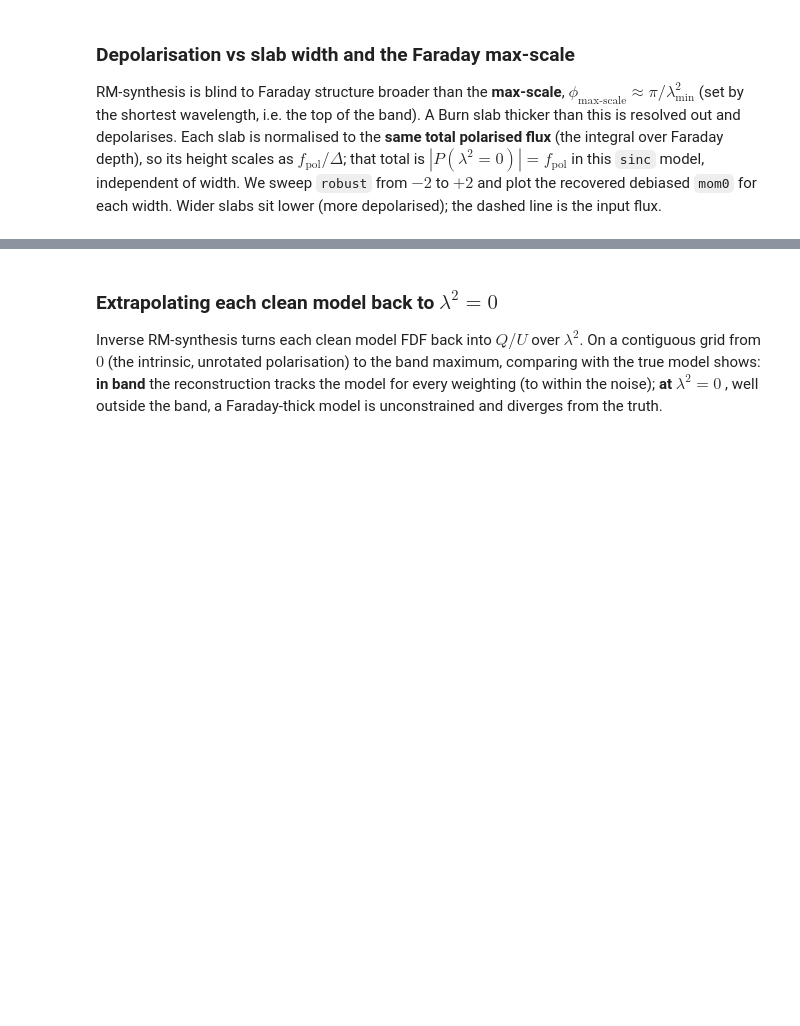
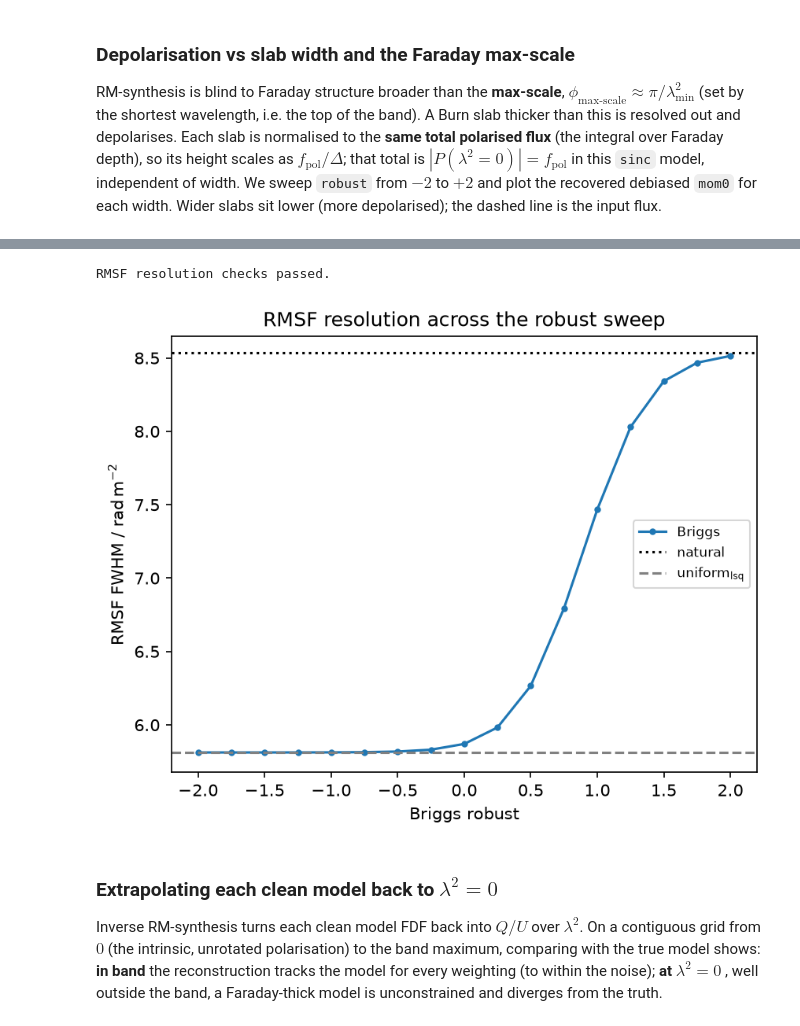
Before and after one commit to AlecThomson/rm-lite, a Jupyter notebook: docs/examples/weighting_1d.ipynb, the cells around one changed output, grey strips where cells are left out. Drawn from its saved outputs; the diff is of its cells as text; code cells hidden in the pictures; blank space fills up the shorter version.

```diff
--- a/docs/examples/weighting_1d.ipynb
+++ b/docs/examples/weighting_1d.ipynb
@@ -473,30 +528,33 @@ print("Depolarisation checks passed.")
 # %%
 # RMSF resolution across the same robust sweep: FWHM moves smoothly from
 # uniform_lsq (large -robust) to natural (large +robust), flattening by |r|~2.
 with quiet_logs(logging.ERROR):
     robust_fwhm = [
         run_weighting(weight_type="briggs", robust=r)["fwhm"] for r in robust_grid
     ]
 
 fwhm_natural = results["variance"]["fwhm"]
 fwhm_lsq = results["uniform_lsq"]["fwhm"]
 
 fig, ax = plt.subplots()
 ax.plot(robust_grid, robust_fwhm, ".-", label="Briggs")
 ax.axhline(fwhm_natural, color="k", ls=":", label="natural")
 ax.axhline(fwhm_lsq, color="grey", ls="--", label=r"uniform$_\mathrm{lsq}$")
 ax.set(
-    xlabel="robust",
+    xlabel="Briggs robust",
     ylabel=rf"RMSF FWHM / {u.rad / u.m**2:latex_inline}",
     title="RMSF resolution across the robust sweep",
 )
 ax.legend(fontsize="small")
 
 # Higher robust -> wider RMSF (less resolution); +/-2 reach the endpoints.
 assert robust_fwhm[-1] >= robust_fwhm[0], "higher robust is wider"
 assert abs(robust_fwhm[0] - fwhm_lsq) < 0.5, "r=-2 approximates uniform_lsq"
 assert abs(robust_fwhm[-1] - fwhm_natural) < 0.5, "r=+2 approximates natural"
 print("RMSF resolution checks passed.")
+# %% [output]
+RMSF resolution checks passed.
+[figure, added]
 # %% [markdown]
 ### Extrapolating each clean model back to $\lambda^2 = 0$
 
```
Also changed, not shown: parts of 12 cells of this notebook.
